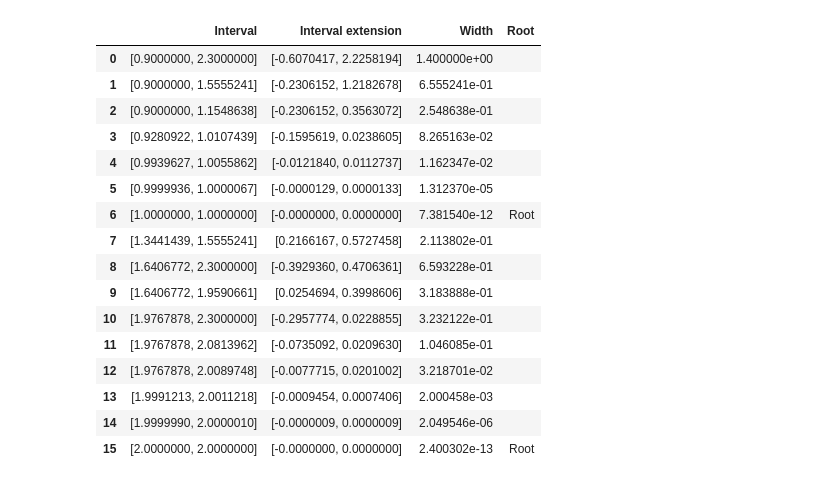
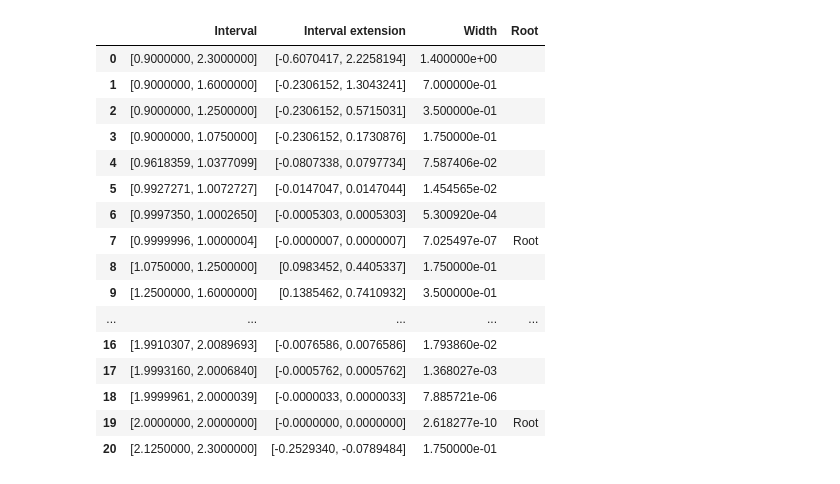
Before and after one commit to BohdanRomaniuk/IntervalMethods, a Jupyter notebook: Test.ipynb, the cells around one changed output. Cells and saved outputs as stored; diff of their text form; code cells hidden in the pictures.

Commit message:
Working Krawczyk method

```diff
--- a/Test.ipynb
+++ b/Test.ipynb
@@ -14,7 +14,7 @@ def calculate_midpoint(interv):
 def interval_to_str(interv):
     return f"[{interv[0].inf:9.7f}, {interv[0].sup:9.7f}]"
 # %%
-def hansen(f, df, start, end, e, tbl):
+def krawczyk(f, df, start, end, e, tbl):
     x = interval([start, end])
     width = calculate_width(x)
     Fx = f(x)
@@ -29,26 +29,26 @@ def hansen(f, df, start, end, e, tbl):
         tbl.loc[len(tbl)] = [interval_to_str(x), interval_to_str(Fx), width, 'Root']
         return
 
-    # Half if 0 in F'(X)
+    # Split interval if 0 in F'(X)
     x_middle = calculate_midpoint(x)
-    f_middle = f(x_middle)
     dFx = df(x)
-    if f_middle == 0.0:
-        tbl.loc[len(tbl)] = [interval_to_str(x), interval_to_str(Fx), width, 'Root?']
-        hansen(f, df, start, x_middle, tbl)
-        hansen(f, df, x_middle, end, tbl)
+    if 0 in dFx:
+        tbl.loc[len(tbl)] = [interval_to_str(x), interval_to_str(Fx), width, '']
+        krawczyk(f, df, start, x_middle, e, tbl)
+        krawczyk(f, df, x_middle, end, e, tbl)
         return
 
     # Stop if x_i+1 is empty
-    U = x_middle - f_middle / dFx
-    x_next = U & x
+    dFx_middle = df(x_middle)
+    K = x_middle - f(x_middle) / dFx_middle + (1 - dFx / dFx_middle)*(x - x_middle)
+    x_next = K & x
     if not x_next:
         tbl.loc[len(tbl)] = [interval_to_str(x), interval_to_str(Fx), width, '']
         return
 
-    # Continue with narrowed intervals
+    # Display interval if shrunk or not
     tbl.loc[len(tbl)] = [interval_to_str(x), interval_to_str(Fx), width, '']
-    [hansen(f, df, x.inf, x.sup, e, tbl) for x in x_next]
+    krawczyk(f, df, x_next[0].inf, x_next[0].sup, e, tbl)
 # %%
 func = lambda x: imath.sin(x-1)*(x-2)*(x-3)
 dfunc = lambda x: (x**2-5*x+6)*imath.cos(x-1)-(5-2*x)*imath.sin(x-1)
@@ -56,24 +56,24 @@ e = 1e-6
 a = 0.9
 b = 2.3
 # %%
-hansen_result = pd.DataFrame(columns=['Interval', 'Interval extension', 'Width', 'Root'])
-hansen(func, dfunc, a, b, e, hansen_result)
-hansen_result
+krawczyk_result = pd.DataFrame(columns=['Interval', 'Interval extension', 'Width', 'Root'])
+krawczyk(func, dfunc, a, b, e, krawczyk_result)
+krawczyk_result
 # %% [output]
 |  | Interval | Interval extension | Width | Root |
 | 0 | [0.9000000, 2.3000000] | [-0.6070417, 2.2258194] | 1.400000e+00 |  |
-| 1 | [0.9000000, 1.5555241] | [-0.2306152, 1.2182678] | 6.555241e-01 |  |
-| 2 | [0.9000000, 1.1548638] | [-0.2306152, 0.3563072] | 2.548638e-01 |  |
-| 3 | [0.9280922, 1.0107439] | [-0.1595619, 0.0238605] | 8.265163e-02 |  |
-| 4 | [0.9939627, 1.0055862] | [-0.0121840, 0.0112737] | 1.162347e-02 |  |
-| 5 | [0.9999936, 1.0000067] | [-0.0000129, 0.0000133] | 1.312370e-05 |  |
-| 6 | [1.0000000, 1.0000000] | [-0.0000000, 0.0000000] | 7.381540e-12 | Root |
-| 7 | [1.3441439, 1.5555241] | [0.2166167, 0.5727458] | 2.113802e-01 |  |
-| 8 | [1.6406772, 2.3000000] | [-0.3929360, 0.4706361] | 6.593228e-01 |  |
-| 9 | [1.6406772, 1.9590661] | [0.0254694, 0.3998606] | 3.183888e-01 |  |
-| 10 | [1.9767878, 2.3000000] | [-0.2957774, 0.0228855] | 3.232122e-01 |  |
-| 11 | [1.9767878, 2.0813962] | [-0.0735092, 0.0209630] | 1.046085e-01 |  |
-| 12 | [1.9767878, 2.0089748] | [-0.0077715, 0.0201002] | 3.218701e-02 |  |
-| 13 | [1.9991213, 2.0011218] | [-0.0009454, 0.0007406] | 2.000458e-03 |  |
-| 14 | [1.9999990, 2.0000010] | [-0.0000009, 0.0000009] | 2.049546e-06 |  |
-| 15 | [2.0000000, 2.0000000] | [-0.0000000, 0.0000000] | 2.400302e-13 | Root |
+| 1 | [0.9000000, 1.6000000] | [-0.2306152, 1.3043241] | 7.000000e-01 |  |
+| 2 | [0.9000000, 1.2500000] | [-0.2306152, 0.5715031] | 3.500000e-01 |  |
+| 3 | [0.9000000, 1.0750000] | [-0.2306152, 0.1730876] | 1.750000e-01 |  |
+| 4 | [0.9618359, 1.0377099] | [-0.0807338, 0.0797734] | 7.587406e-02 |  |
+| 5 | [0.9927271, 1.0072727] | [-0.0147047, 0.0147044] | 1.454565e-02 |  |
+| 6 | [0.9997350, 1.0002650] | [-0.0005303, 0.0005303] | 5.300920e-04 |  |
+| 7 | [0.9999996, 1.0000004] | [-0.0000007, 0.0000007] | 7.025497e-07 | Root |
+| 8 | [1.0750000, 1.2500000] | [0.0983452, 0.4405337] | 1.750000e-01 |  |
+| 9 | [1.2500000, 1.6000000] | [0.1385462, 0.7410932] | 3.500000e-01 |  |
+| ... | ... | ... | ... | ... |
+| 16 | [1.9910307, 2.0089693] | [-0.0076586, 0.0076586] | 1.793860e-02 |  |
+| 17 | [1.9993160, 2.0006840] | [-0.0005762, 0.0005762] | 1.368027e-03 |  |
+| 18 | [1.9999961, 2.0000039] | [-0.0000033, 0.0000033] | 7.885721e-06 |  |
+| 19 | [2.0000000, 2.0000000] | [-0.0000000, 0.0000000] | 2.618277e-10 | Root |
+| 20 | [2.1250000, 2.3000000] | [-0.2529340, -0.0789484] | 1.750000e-01 |  |
```
Also changed, not shown: 1 other file.
